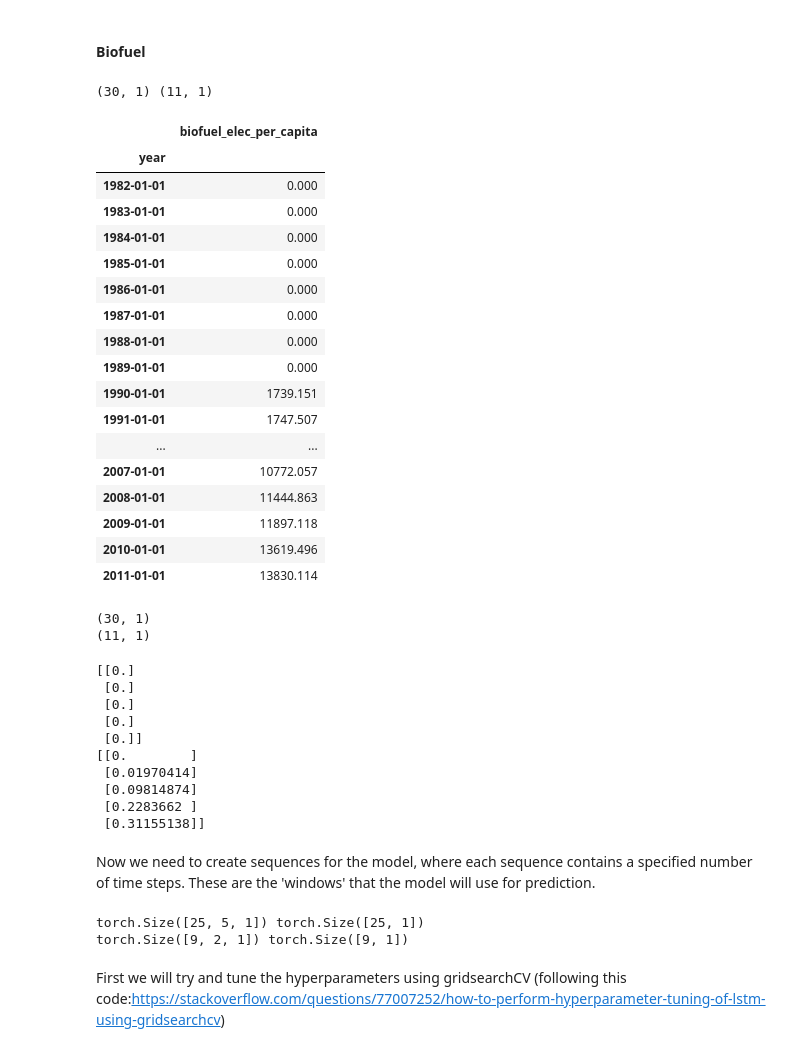
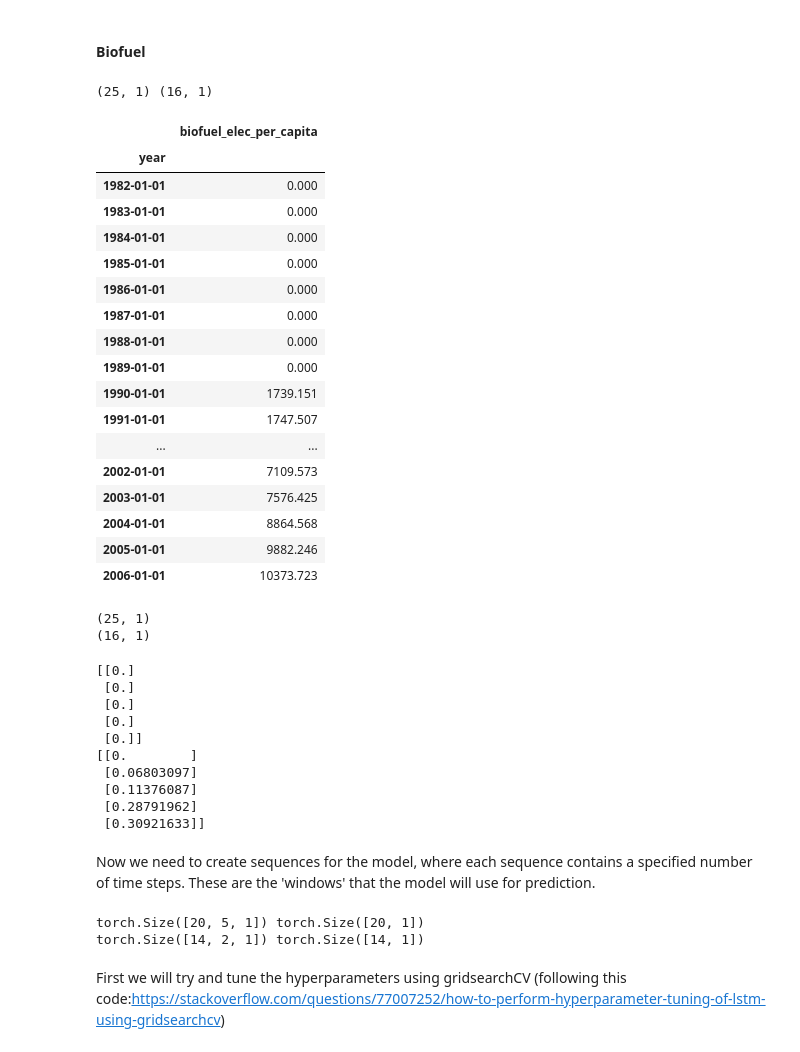
Before and after one commit to KMarsh-code/global-renewable-energy-analysis, a Jupyter notebook: jupyter_notebooks/2_renewable_energy_hypothesis_testing.ipynb, the cells around one changed output. Cells and saved outputs as stored; diff of their text form; code cells hidden in the pictures.

```diff
--- a/jupyter_notebooks/2_renewable_energy_hypothesis_testing.ipynb
+++ b/jupyter_notebooks/2_renewable_energy_hypothesis_testing.ipynb
@@ -510,33 +510,33 @@ Set up the model! We'll do one model per energy type, starting with biofuel
 # %%
 
 #split data into test and train sets
-training_data_len = 30 #(first 30 years)
+training_data_len = 25 #(first 25 years)
 
 # Splitting the dataset
 train_data = df_forecast_global[:training_data_len].iloc[:, :1]#select the column here (biofuel is 1st)
 test_data = df_forecast_global[training_data_len:].iloc[:, :1]
 print(train_data.shape, test_data.shape)
 train_data
 # %% [output]
-(30, 1) (11, 1)
+(25, 1) (16, 1)
 |  | biofuel_elec_per_capita |
 | year |  |
 | 1982-01-01 | 0.000 |
 | 1983-01-01 | 0.000 |
 | 1984-01-01 | 0.000 |
 | 1985-01-01 | 0.000 |
 | 1986-01-01 | 0.000 |
 | 1987-01-01 | 0.000 |
 | 1988-01-01 | 0.000 |
 | 1989-01-01 | 0.000 |
 | 1990-01-01 | 1739.151 |
 | 1991-01-01 | 1747.507 |
 | ... | ... |
-| 2007-01-01 | 10772.057 |
-| 2008-01-01 | 11444.863 |
-| 2009-01-01 | 11897.118 |
-| 2010-01-01 | 13619.496 |
-| 2011-01-01 | 13830.114 |
+| 2002-01-01 | 7109.573 |
+| 2003-01-01 | 7576.425 |
+| 2004-01-01 | 8864.568 |
+| 2005-01-01 | 9882.246 |
+| 2006-01-01 | 10373.723 |
 # %%
 # Selecting biofuel production for test and train sets
 dataset_train = train_data.biofuel_elec_per_capita.values
@@ -549,8 +549,8 @@ dataset_test = test_data.biofuel_elec_per_capita.values
 dataset_test = np.reshape(dataset_test, (-1, 1))
 print(dataset_test.shape)
 # %% [output]
-(30, 1)
-(11, 1)
+(25, 1)
+(16, 1)
 # %%
 # Scaling dataset between 0-1
 scaler = MinMaxScaler(feature_range=(0, 1))
@@ -566,10 +566,10 @@ print(scaled_test[:5])
  [0.]
  [0.]]
 [[0.        ]
- [0.01970414]
- [0.09814874]
- [0.2283662 ]
- [0.31155138]]
+ [0.06803097]
+ [0.11376087]
+ [0.28791962]
+ [0.30921633]]
 # %% [markdown]
 Now we need to create sequences for the model, where each sequence contains a specified number of time steps. These are the 'windows' that the model will use for prediction.
 # %%
@@ -606,8 +606,8 @@ sequence_length=2
 X_test, y_test = create_sequences(scaled_test, sequence_length)
 print(X_test.shape, y_test.shape)
 # %% [output]
-torch.Size([25, 5, 1]) torch.Size([25, 1])
-torch.Size([9, 2, 1]) torch.Size([9, 1])
+torch.Size([20, 5, 1]) torch.Size([20, 1])
+torch.Size([14, 2, 1]) torch.Size([14, 1])
 # %% [markdown]
 First we will try and tune the hyperparameters using gridsearchCV (following this code:https://stackoverflow.com/questions/77007252/how-to-perform-hyperparameter-tuning-of-lstm-using-gridsearchcv)
 # %%
```
Also changed, not shown: parts of 7 cells of this notebook.
